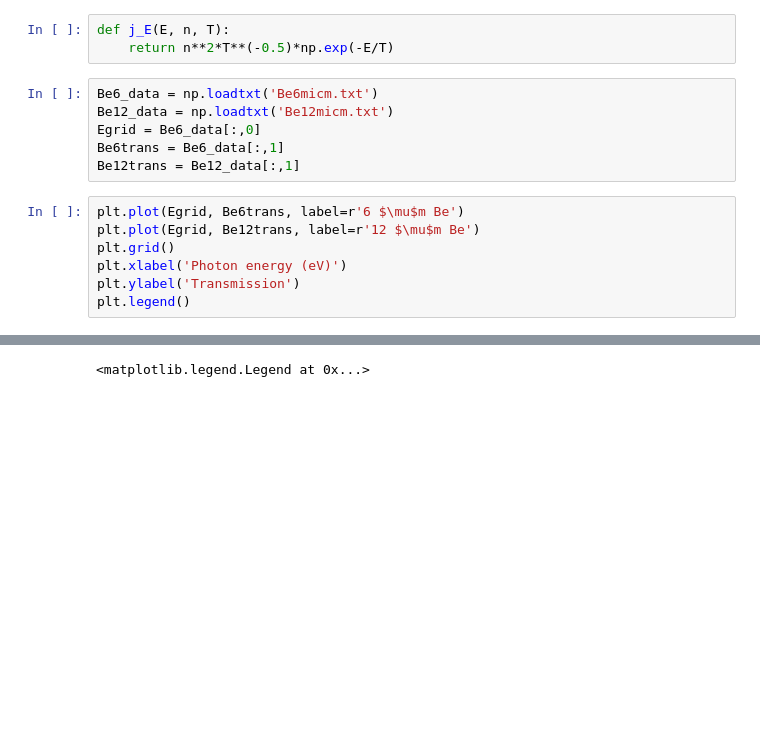
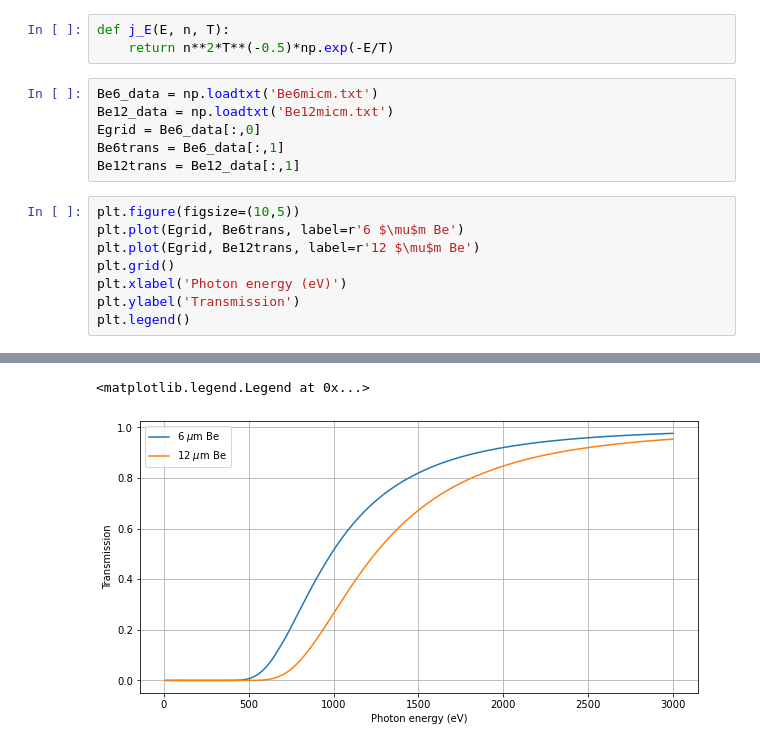
Before and after one commit to vandelij/plasma_diagnostic_hw, a Jupyter notebook: HW3.ipynb, the cells around one changed output, grey strips where cells are left out. Drawn from its saved outputs; the diff is of its cells as text; blank space fills up the shorter version.

```diff
--- a/HW3.ipynb
+++ b/HW3.ipynb
@@ -12,6 +13,7 @@ Egrid = Be6_data[:,0]
 Be6trans = Be6_data[:,1]
 Be12trans = Be12_data[:,1]
 # %%
+plt.figure(figsize=(10,5))
 plt.plot(Egrid, Be6trans, label=r'6 $\mu$m Be')
 plt.plot(Egrid, Be12trans, label=r'12 $\mu$m Be')
 plt.grid()
@@ -24 +24,2 @@ plt.legend()
 <matplotlib.legend.Legend at 0x...>
+[figure, added]
```
Also changed, not shown: parts of 3 cells of this notebook.
